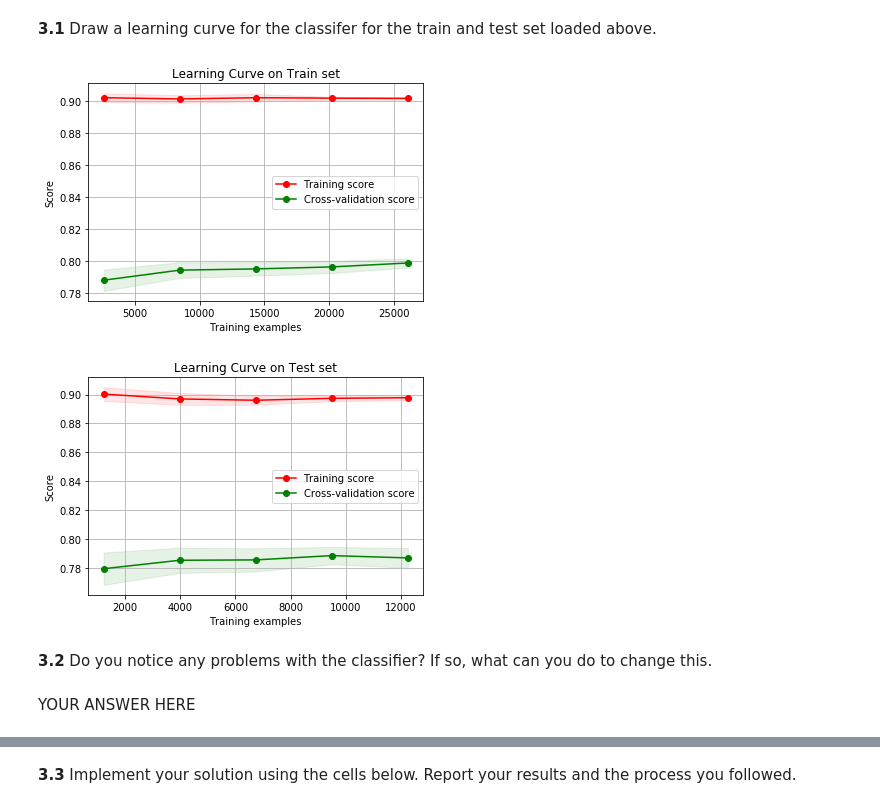
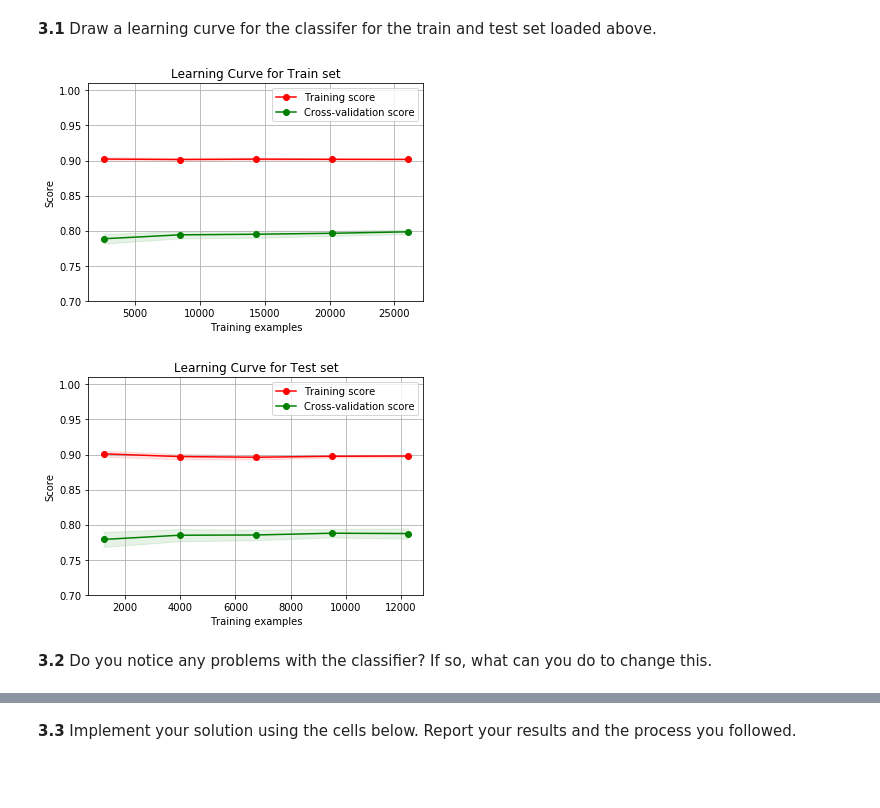
Before and after one commit to SotirisFtiakas/Machine-Learning-Project, a Jupyter notebook: DecisionTrees/DecisionTrees.ipynb, the cells around one changed output, grey strips where cells are left out. Drawn from its saved outputs; the diff is of its cells as text; code cells hidden in the pictures; blank space fills up the shorter version.

```diff
--- a/DecisionTrees/DecisionTrees.ipynb
+++ b/DecisionTrees/DecisionTrees.ipynb
@@ -272,46 +271,12 @@ from sklearn.model_selection import learning_curve as l_curve
 from sklearn.model_selection import ShuffleSplit
 
 
-# def learning_curve(X_train, X_test, y_train, y_test, classifier):
-#     train_scores=[]
-#     test_scores=[]
-#     num_of_data=[y_train.size//500, y_train.size//50, y_train.size//20, y_train.size//10, y_train.size//3, y_train.size]
-#     for i in range (0,6):
-#         X_train_less_data = X_train.iloc[0:num_of_data[i]-1]
-#         y_train_less_data = y_train[0:num_of_data[i]-1]
-
-#         classifier.fit(X_train_less_data,y_train_less_data)
-
-#         y_test_pred=classifier.predict(X_test)
-#         y_train_pred=classifier.predict(X_train_less_data)
-
-#         test_fScore = f1_score(y_test,y_test_pred)
-#         train_fScore = f1_score(y_train_less_data,y_train_pred)
-
-#         print("F1-score on test set: {:.5f}".format(test_fScore))
-#         print("F1-score on train set: {:.5f}".format(train_fScore))
-
-#         train_scores.append(train_fScore)
-#         test_scores.append(test_fScore)
-#     #plt.plot(num_of_data,train_scores,"r",num_of_data,test_scores,"g")
-
-#     plt.grid()
-#     plt.plot(num_of_data, train_scores, 'o-', color="r",
-#                  label="Training score")
-#     plt.plot(num_of_data, test_scores, 'o-', color="g",
-#                  label="Cross-validation score")
-#     plt.legend(loc="best")
-
-# learning_curve(X_train,X_test,y_train,y_test,classifier)
-
-#I should check Sakis evalluation colab
-
 def learning_curve(X, y, classifier, title):
 
     _, axes = plt.subplots()
 
-    axes.set_title("Learning Curve on " + title)
-    #axes.set_ylim(0.7, 1.01)
+    axes.set_title("Learning Curve for " + title)
+    axes.set_ylim(0.7, 1.01)
     axes.set_xlabel("Training examples")
     axes.set_ylabel("Score")
 
@@ -325,36 +290,36 @@ def learning_curve(X, y, classifier, title):
 
     train_scores_mean = np.mean(train_scores, axis=1)
     train_scores_std = np.std(train_scores, axis=1)
 
     test_scores_mean = np.mean(test_scores, axis=1)
     test_scores_std = np.std(test_scores, axis=1)
 
     axes.grid()
     axes.fill_between(train_sizes, train_scores_mean - train_scores_std,
                          train_scores_mean + train_scores_std, alpha=0.1,
                          color="r")
     axes.fill_between(train_sizes, test_scores_mean - test_scores_std,
                          test_scores_mean + test_scores_std, alpha=0.1,
                          color="g")
 
     axes.plot(train_sizes, train_scores_mean, 'o-', color="r",
                  label="Training score")
     axes.plot(train_sizes, test_scores_mean, 'o-', color="g",
                  label="Cross-validation score")
     axes.legend(loc="best")
 
     return plt
 
+
 plt = learning_curve(X_train, y_train, classifier, "Train set")
+
 plt = learning_curve(X_test, y_test, classifier, "Test set")
 
 plt.show()
 
 #END CODE HERE
 # %% [output]
-[figure, old version]
+[figure, new version]
-[figure, old version]
+[figure, new version]
 # %% [markdown]
 **3.2** Do you notice any problems with the classifier? If so, what can you do to change this.
-# %% [markdown]
-YOUR ANSWER HERE
```
Also changed, not shown: parts of 4 cells of this notebook.
